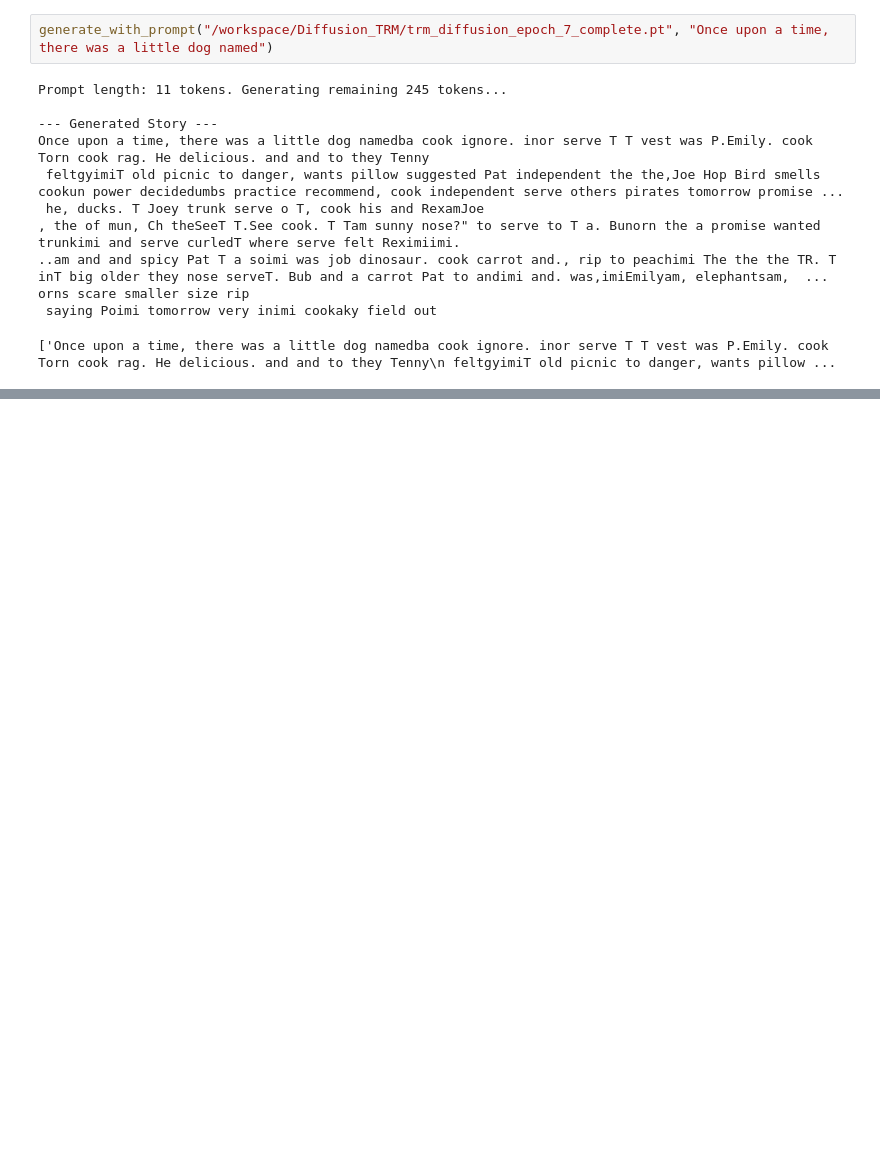
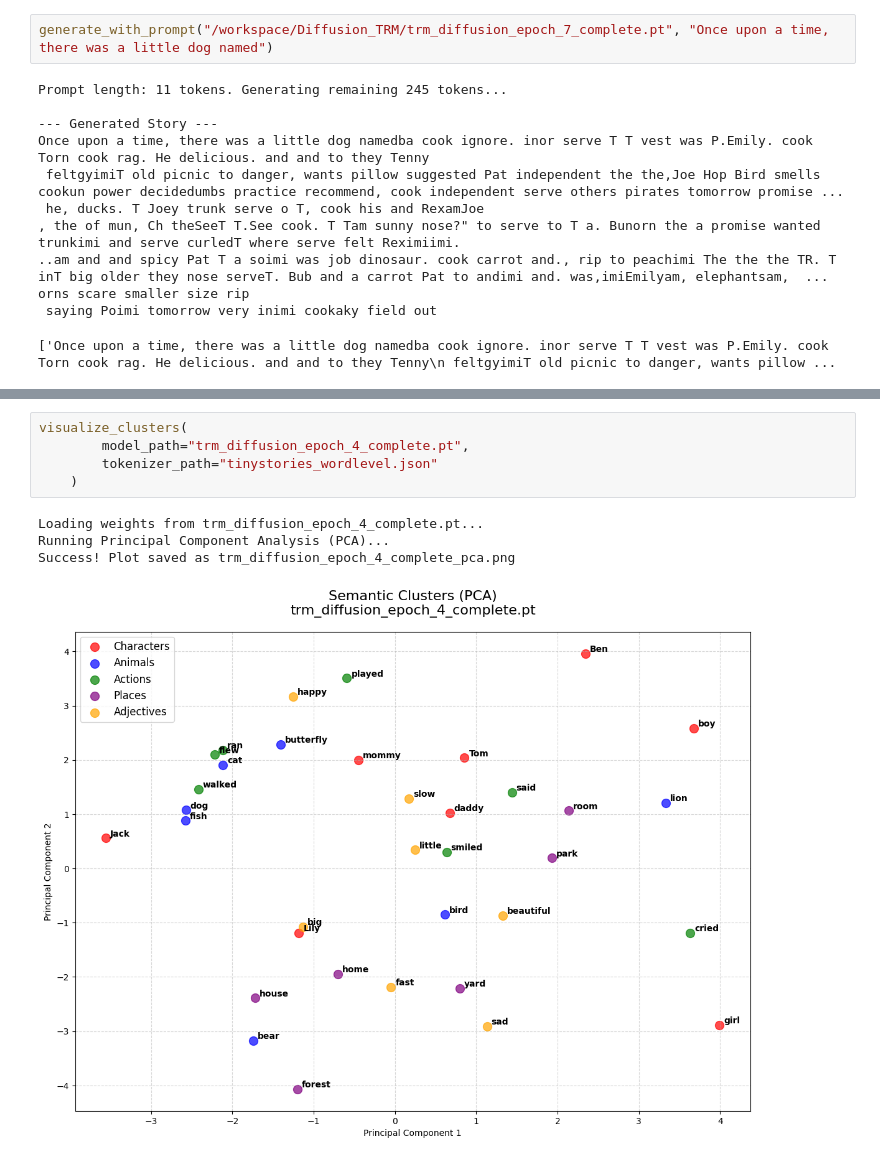
Before and after one commit to md-adnan70/Diffusion_TRM, a Jupyter notebook: testing_diff.ipynb, the cells around one changed output, grey strips where cells are left out. Saved outputs shown, nothing was run; the diff lists cells and outputs as text; blank space fills up the shorter version.

```diff
--- a/testing_diff.ipynb
+++ b/testing_diff.ipynb
@@ -763,0 +1159,10 @@ orns scare smaller size rip
+# %%
+visualize_clusters(
+        model_path="trm_diffusion_epoch_4_complete.pt",
+        tokenizer_path="tinystories_wordlevel.json"
+    )
+# %% [output]
+Loading weights from trm_diffusion_epoch_4_complete.pt...
+Running Principal Component Analysis (PCA)...
+Success! Plot saved as trm_diffusion_epoch_4_complete_pca.png
+[figure, added]
```
Also changed, not shown: parts of 22 cells of this notebook, 6 other files.
